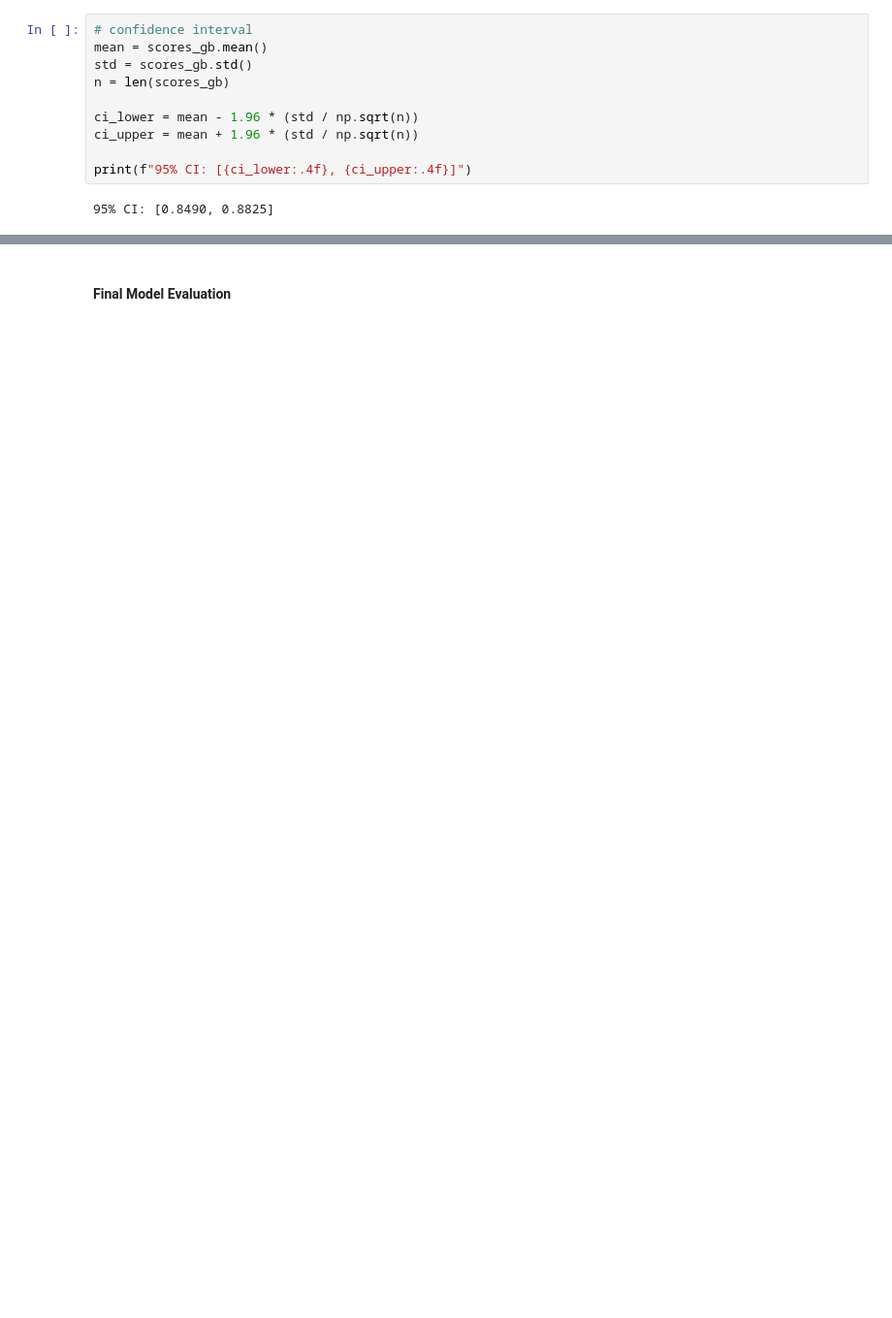
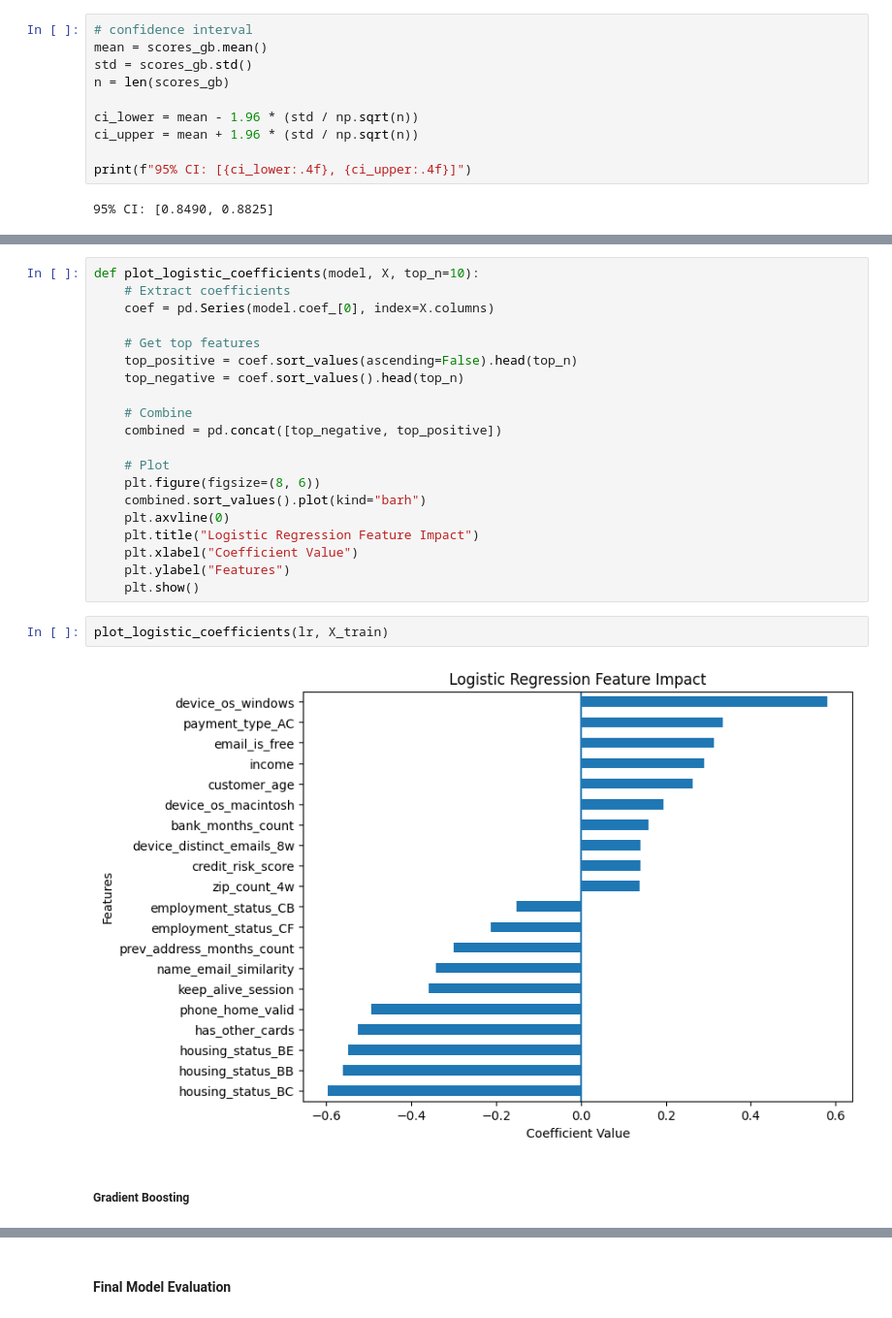
Before and after one commit to franciscandradegit/Final_Project, a Jupyter notebook: notebooks/fraud_ml.ipynb, the cells around one changed output, grey strips where cells are left out. Shown at 97% size. Saved outputs shown, nothing was run; the diff lists cells and outputs as text; blank space fills up the shorter version.

```diff
--- a/notebooks/fraud_ml.ipynb
+++ b/notebooks/fraud_ml.ipynb
@@ -782,0 +571,26 @@ This decision aligns with the business objective of minimizing missed fraud case
+# %%
+def plot_logistic_coefficients(model, X, top_n=10):
+    # Extract coefficients
+    coef = pd.Series(model.coef_[0], index=X.columns)
+
+    # Get top features
+    top_positive = coef.sort_values(ascending=False).head(top_n)
+    top_negative = coef.sort_values().head(top_n)
+
+    # Combine
+    combined = pd.concat([top_negative, top_positive])
+
+    # Plot
+    plt.figure(figsize=(8, 6))
+    combined.sort_values().plot(kind="barh")
+    plt.axvline(0)
+    plt.title("Logistic Regression Feature Impact")
+    plt.xlabel("Coefficient Value")
+    plt.ylabel("Features")
+    plt.show()
+# %%
+plot_logistic_coefficients(lr, X_train)
+# %% [output]
+[figure, added]
+# %% [markdown]
+##### Gradient Boosting
```
Also changed, not shown: parts of 65 cells of this notebook, 1 other file.
